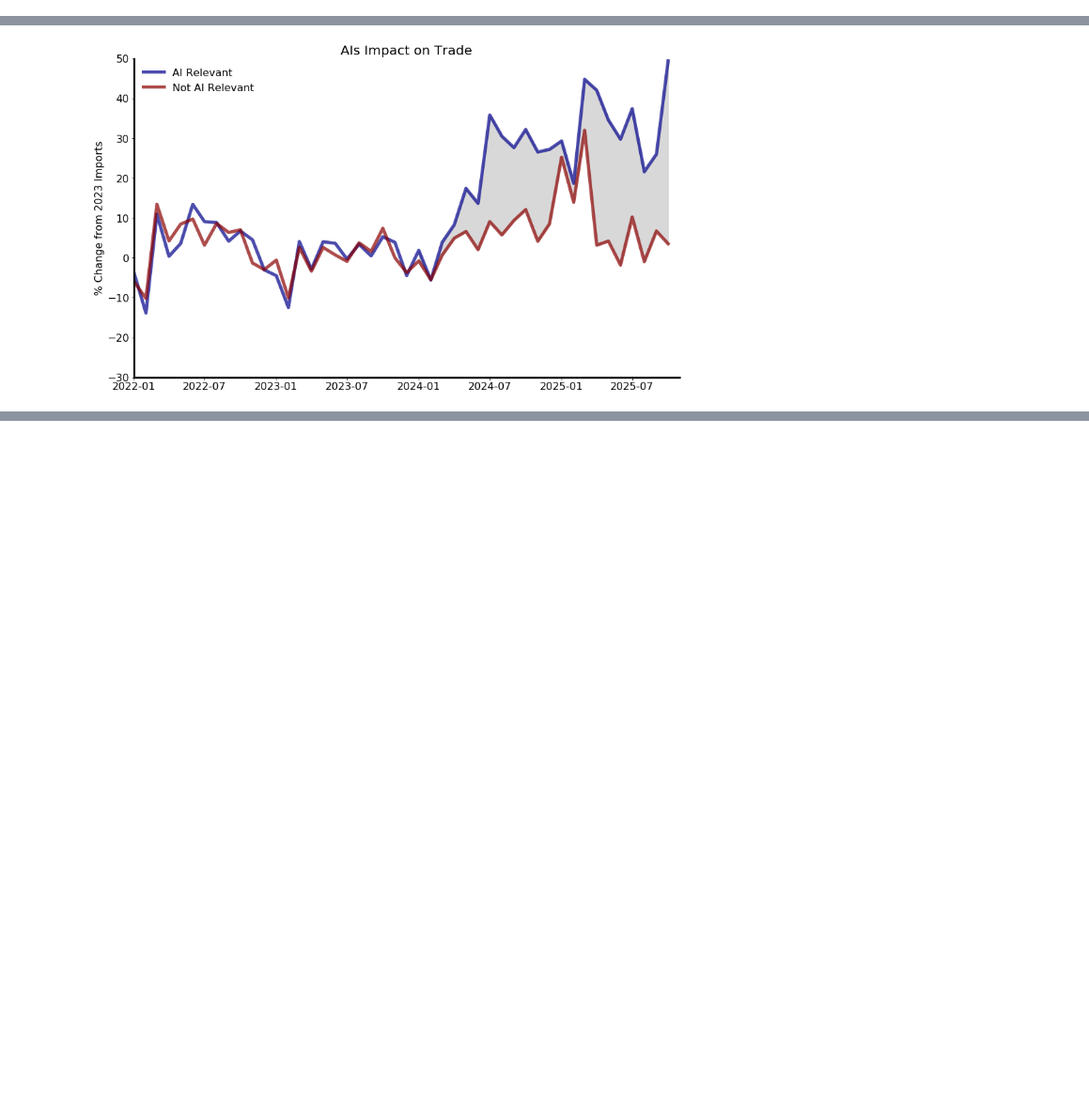
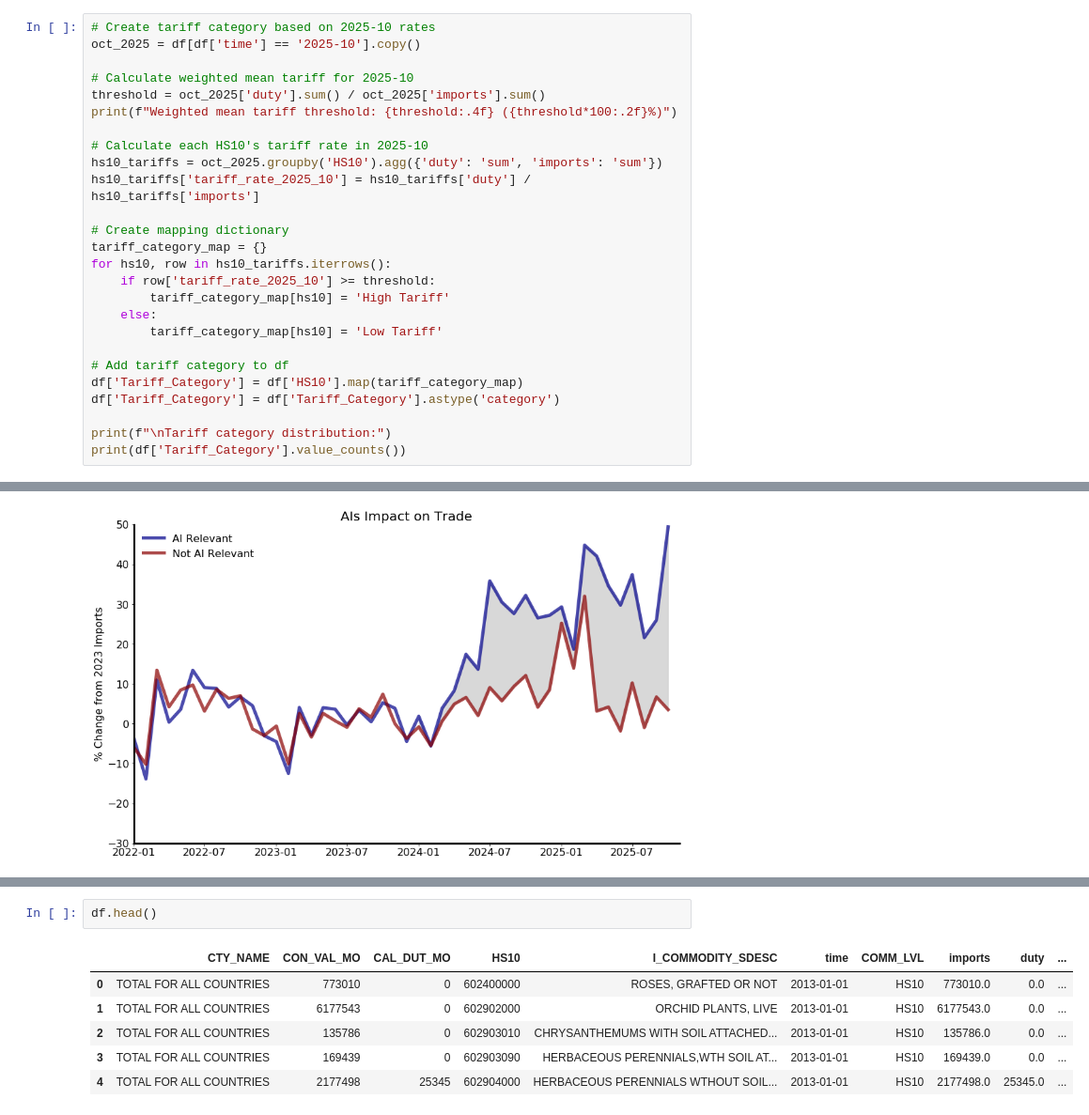
Before and after one commit to tradewartracker/ai-trade-index, a Jupyter notebook: plot-ai-trade.ipynb, the cells around one changed output, grey strips where cells are left out. Shown at 94% size. Drawn from its saved outputs; the diff is of its cells as text; blank space fills up the shorter version.

```diff
--- a/plot-ai-trade.ipynb
+++ b/plot-ai-trade.ipynb
@@ -60,0 +63,26 @@ df['Relevance'] = df['Relevance'].cat.remove_unused_categories()
+# %%
+# Create tariff category based on 2025-10 rates
+oct_2025 = df[df['time'] == '2025-10'].copy()
+
+# Calculate weighted mean tariff for 2025-10
+threshold = oct_2025['duty'].sum() / oct_2025['imports'].sum()
+print(f"Weighted mean tariff threshold: {threshold:.4f} ({threshold*100:.2f}%)")
+
+# Calculate each HS10's tariff rate in 2025-10
+hs10_tariffs = oct_2025.groupby('HS10').agg({'duty': 'sum', 'imports': 'sum'})
+hs10_tariffs['tariff_rate_2025_10'] = hs10_tariffs['duty'] / hs10_tariffs['imports']
+
+# Create mapping dictionary
+tariff_category_map = {}
+for hs10, row in hs10_tariffs.iterrows():
+    if row['tariff_rate_2025_10'] >= threshold:
+        tariff_category_map[hs10] = 'High Tariff'
+    else:
+        tariff_category_map[hs10] = 'Low Tariff'
+
+# Add tariff category to df
+df['Tariff_Category'] = df['HS10'].map(tariff_category_map)
+df['Tariff_Category'] = df['Tariff_Category'].astype('category')
+
+print(f"\nTariff category distribution:")
+print(df['Tariff_Category'].value_counts())
@@ -118,0 +224,9 @@ plt.show()
+# %%
+df.head()
+# %% [output]
+|  | CTY_NAME | CON_VAL_MO | CAL_DUT_MO | HS10 | I_COMMODITY_SDESC | time | COMM_LVL | imports | duty | ... |
+| 0 | TOTAL FOR ALL COUNTRIES | 773010 | 0 | 602400000 | ROSES, GRAFTED OR NOT | 2013-01-01 | HS10 | 773010.0 | 0.0 | ... |
+| 1 | TOTAL FOR ALL COUNTRIES | 6177543 | 0 | 602902000 | ORCHID PLANTS, LIVE | 2013-01-01 | HS10 | 6177543.0 | 0.0 | ... |
+| 2 | TOTAL FOR ALL COUNTRIES | 135786 | 0 | 602903010 | CHRYSANTHEMUMS WITH SOIL ATTACHED... | 2013-01-01 | HS10 | 135786.0 | 0.0 | ... |
+| 3 | TOTAL FOR ALL COUNTRIES | 169439 | 0 | 602903090 | HERBACEOUS PERENNIALS,WTH SOIL AT... | 2013-01-01 | HS10 | 169439.0 | 0.0 | ... |
+| 4 | TOTAL FOR ALL COUNTRIES | 2177498 | 25345 | 602904000 | HERBACEOUS PERENNIALS WTHOUT SOIL... | 2013-01-01 | HS10 | 2177498.0 | 25345.0 | ... |
```
Also changed, not shown: parts of 9 cells of this notebook, 1 other file.
